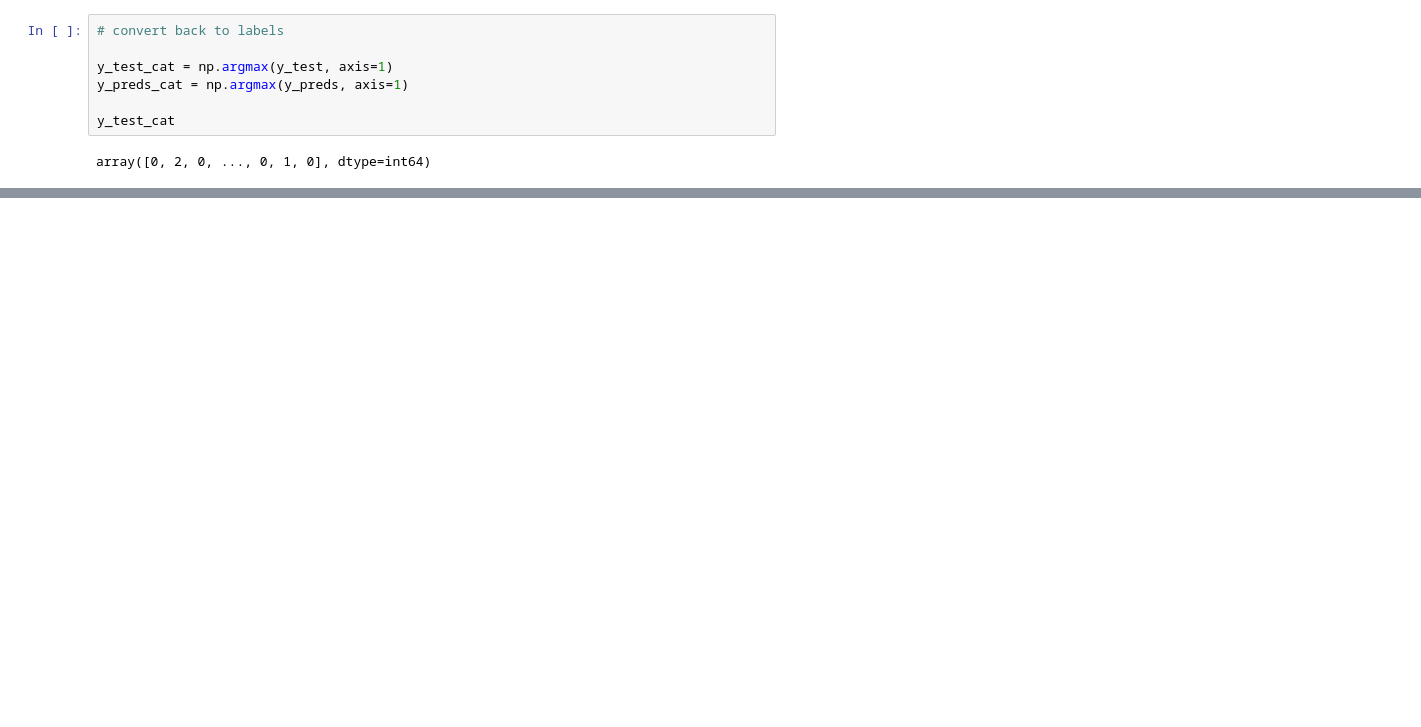
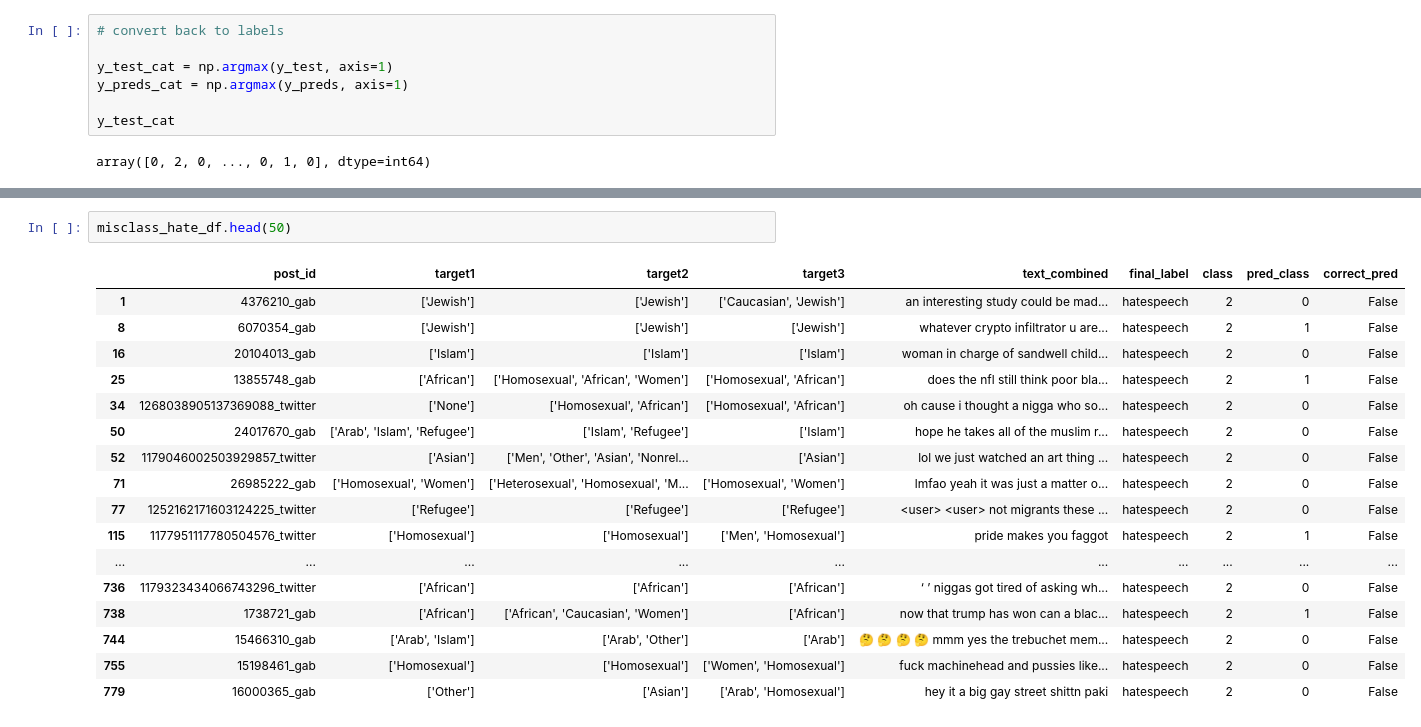
Before and after one commit to echan13/w266-project-Dera-Evan-Kieran, a Jupyter notebook: 2_DA_Accuracy_Experiments/Saved_Models/example_load_BERT_models.ipynb, the cells around one changed output, grey strips where cells are left out. Saved outputs shown, nothing was run; the diff lists cells and outputs as text; blank space fills up the shorter version.

```diff
--- a/2_DA_Accuracy_Experiments/Saved_Models/example_load_BERT_models.ipynb
+++ b/2_DA_Accuracy_Experiments/Saved_Models/example_load_BERT_models.ipynb
@@ -318,0 +435,20 @@ roc_auc_score(y_test, y_preds, multi_class='ovo',average='weighted')
+# %%
+misclass_hate_df.head(50)
+# %% [output]
+|  | post_id | target1 | target2 | target3 | text_combined | final_label | class | pred_class | correct_pred |
+| 1 | 4376210_gab | ['Jewish'] | ['Jewish'] | ['Caucasian', 'Jewish'] | an interesting study could be mad... | hatespeech | 2 | 0 | False |
+| 8 | 6070354_gab | ['Jewish'] | ['Jewish'] | ['Jewish'] | whatever crypto infiltrator u are... | hatespeech | 2 | 1 | False |
+| 16 | 20104013_gab | ['Islam'] | ['Islam'] | ['Islam'] | woman in charge of sandwell child... | hatespeech | 2 | 0 | False |
+| 25 | 13855748_gab | ['African'] | ['Homosexual', 'African', 'Women'] | ['Homosexual', 'African'] | does the nfl still think poor bla... | hatespeech | 2 | 1 | False |
+| 34 | 1268038905137369088_twitter | ['None'] | ['Homosexual', 'African'] | ['Homosexual', 'African'] | oh cause i thought a nigga who so... | hatespeech | 2 | 0 | False |
+| 50 | 24017670_gab | ['Arab', 'Islam', 'Refugee'] | ['Islam', 'Refugee'] | ['Islam'] | hope he takes all of the muslim r... | hatespeech | 2 | 0 | False |
+| 52 | 1179046002503929857_twitter | ['Asian'] | ['Men', 'Other', 'Asian', 'Nonrel... | ['Asian'] | lol we just watched an art thing ... | hatespeech | 2 | 0 | False |
+| 71 | 26985222_gab | ['Homosexual', 'Women'] | ['Heterosexual', 'Homosexual', 'M... | ['Homosexual', 'Women'] | lmfao yeah it was just a matter o... | hatespeech | 2 | 0 | False |
+| 77 | 1252162171603124225_twitter | ['Refugee'] | ['Refugee'] | ['Refugee'] | <user> <user> not migrants these ... | hatespeech | 2 | 0 | False |
+| 115 | 1177951117780504576_twitter | ['Homosexual'] | ['Homosexual'] | ['Men', 'Homosexual'] | pride makes you faggot | hatespeech | 2 | 1 | False |
+| ... | ... | ... | ... | ... | ... | ... | ... | ... | ... |
+| 736 | 1179323434066743296_twitter | ['African'] | ['African'] | ['African'] | ‘ ’ niggas got tired of asking wh... | hatespeech | 2 | 0 | False |
+| 738 | 1738721_gab | ['African'] | ['African', 'Caucasian', 'Women'] | ['African'] | now that trump has won can a blac... | hatespeech | 2 | 1 | False |
+| 744 | 15466310_gab | ['Arab', 'Islam'] | ['Arab', 'Other'] | ['Arab'] | 🤔 🤔 🤔 🤔 mmm yes the trebuchet mem... | hatespeech | 2 | 0 | False |
+| 755 | 15198461_gab | ['Homosexual'] | ['Homosexual'] | ['Women', 'Homosexual'] | fuck machinehead and pussies like... | hatespeech | 2 | 0 | False |
+| 779 | 16000365_gab | ['Other'] | ['Asian'] | ['Arab', 'Homosexual'] | hey it a big gay street shittn paki | hatespeech | 2 | 0 | False |
```
Also changed, not shown: parts of 20 cells of this notebook, 2 other files.
